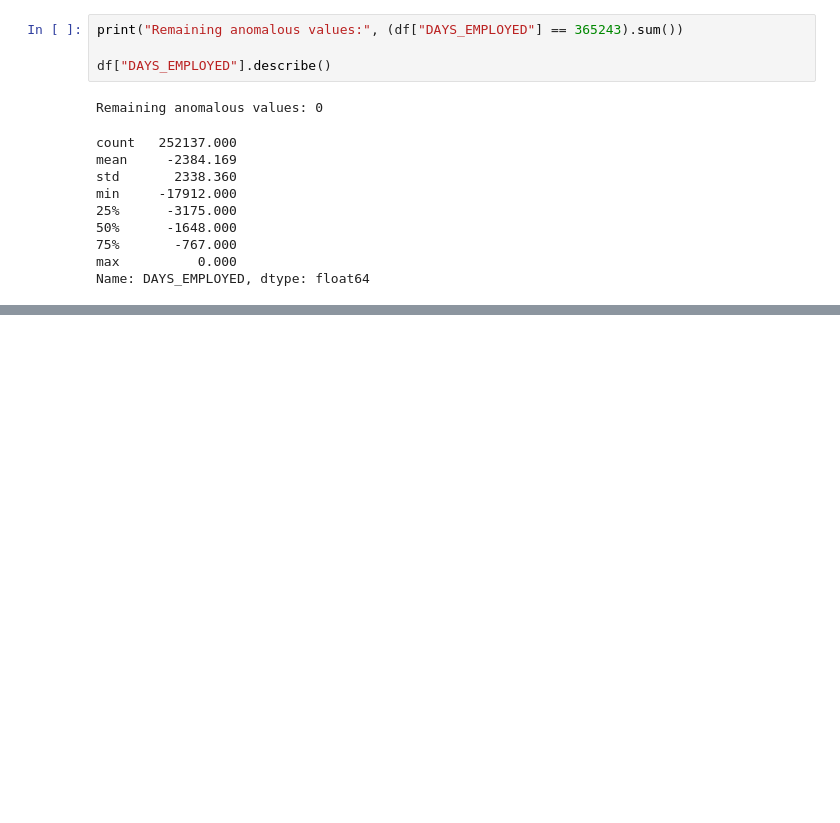
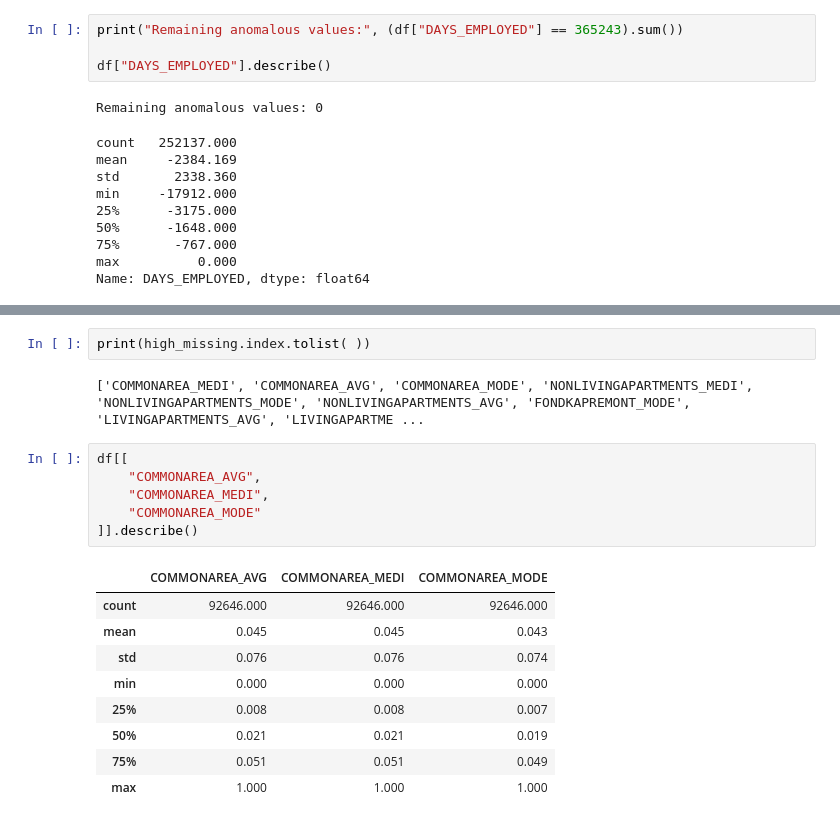
Before and after one commit to Swarnim-Singh-byte/LoanLens, a Jupyter notebook: notebooks/02_data_cleaning.ipynb, the cells around one changed output, grey strips where cells are left out. Drawn from its saved outputs; the diff is of its cells as text; blank space fills up the shorter version.

Commit message:
Document missing value analysis and cleaning strategy

```diff
--- a/notebooks/02_data_cleaning.ipynb
+++ b/notebooks/02_data_cleaning.ipynb
@@ -109,0 +167,20 @@ Over here when we used describe we found the employee day had exceptionally high
+# %%
+print(high_missing.index.tolist( ))
+# %% [output]
+['COMMONAREA_MEDI', 'COMMONAREA_AVG', 'COMMONAREA_MODE', 'NONLIVINGAPARTMENTS_MEDI', 'NONLIVINGAPARTMENTS_MODE', 'NONLIVINGAPARTMENTS_AVG', 'FONDKAPREMONT_MODE', 'LIVINGAPARTMENTS_AVG', 'LIVINGAPARTME ...
+# %%
+df[[
+    "COMMONAREA_AVG",
+    "COMMONAREA_MEDI",
+    "COMMONAREA_MODE"
+]].describe()
+# %% [output]
+|  | COMMONAREA_AVG | COMMONAREA_MEDI | COMMONAREA_MODE |
+| count | 92646.000 | 92646.000 | 92646.000 |
+| mean | 0.045 | 0.045 | 0.043 |
+| std | 0.076 | 0.076 | 0.074 |
+| min | 0.000 | 0.000 | 0.000 |
+| 25% | 0.008 | 0.008 | 0.007 |
+| 50% | 0.021 | 0.021 | 0.019 |
+| 75% | 0.051 | 0.051 | 0.049 |
+| max | 1.000 | 1.000 | 1.000 |
```
Also changed, not shown: parts of 22 cells of this notebook.
